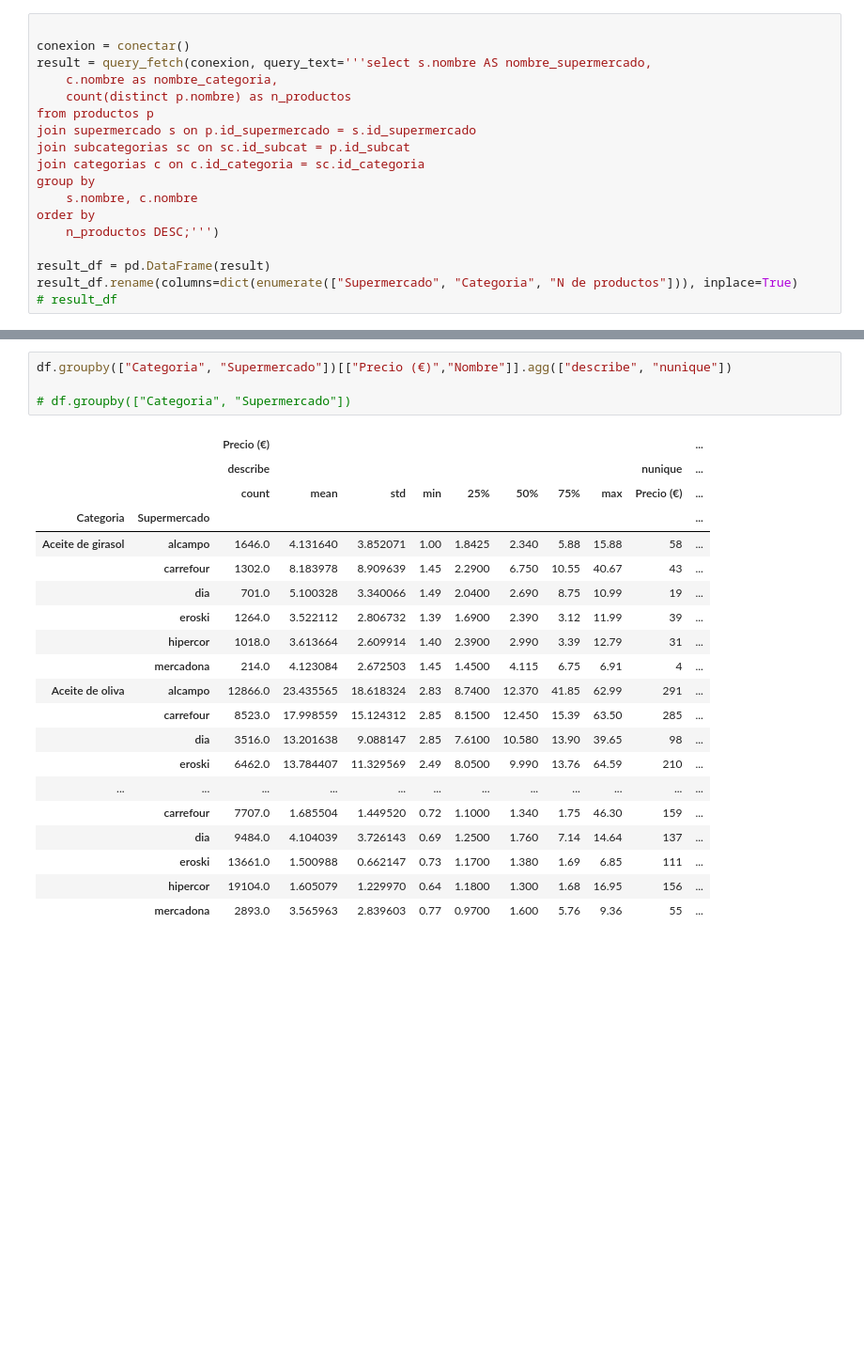
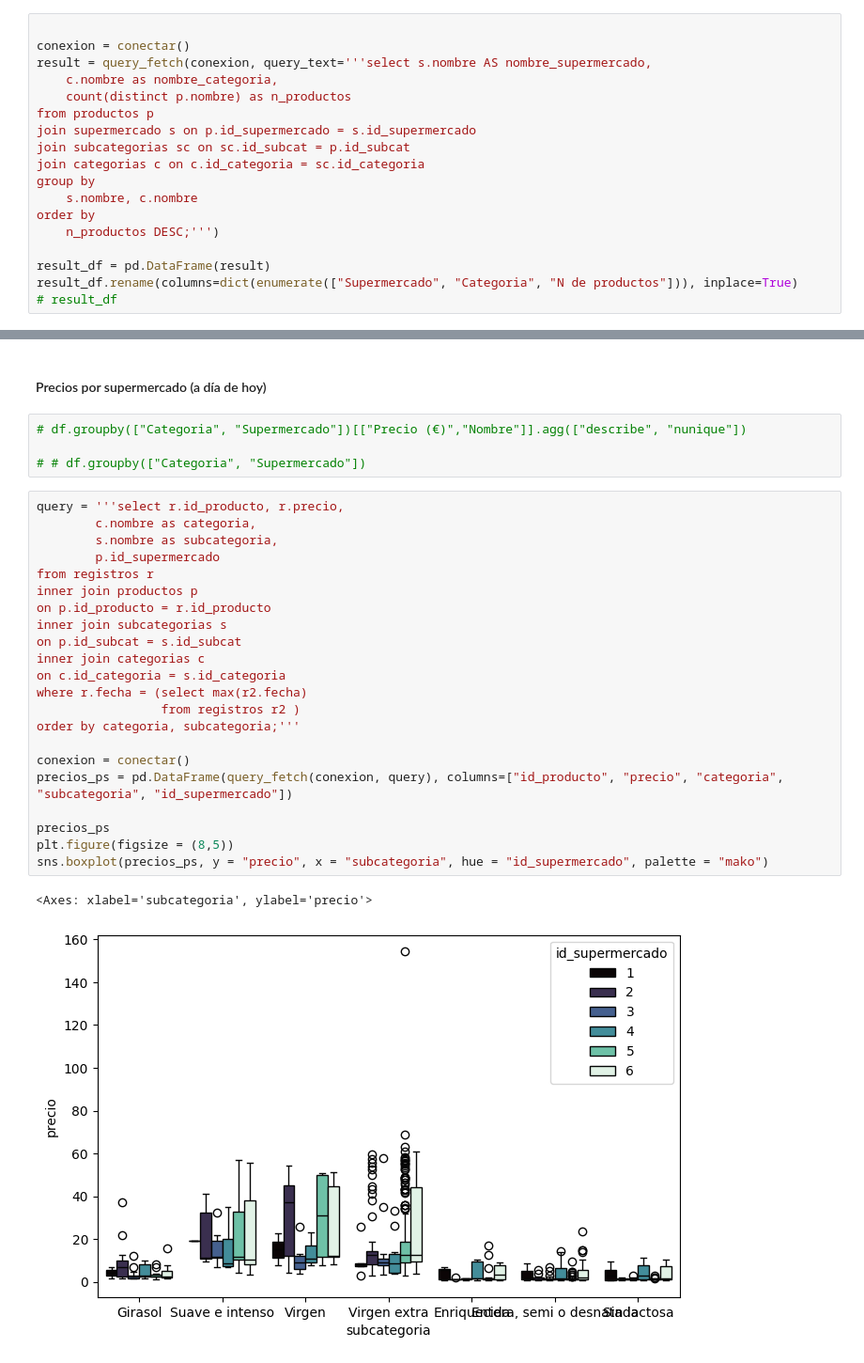
Before and after one commit to yanruwu/Proyecto4-Analisis-Supermercados, a Jupyter notebook: notebooks/analysis.ipynb, the cells around one changed output, grey strips where cells are left out. Shown at 94% size. Drawn from its saved outputs; the diff is of its cells as text; blank space fills up the shorter version.

```diff
--- a/notebooks/analysis.ipynb
+++ b/notebooks/analysis.ipynb
@@ -37,25 +43,31 @@ When grouping with a length-1 list-like, you will need to pass a length-1 tuple
+# %% [markdown]
+#### Precios por supermercado (a día de hoy)
 # %%
-df.groupby(["Categoria", "Supermercado"])[["Precio (€)","Nombre"]].agg(["describe", "nunique"])
+# df.groupby(["Categoria", "Supermercado"])[["Precio (€)","Nombre"]].agg(["describe", "nunique"])
 
-# df.groupby(["Categoria", "Supermercado"])
+# # df.groupby(["Categoria", "Supermercado"])
-# %% [output]
-|  |  | Precio (€) |  |  |  |  |  |  |  |  | ... |
-|  |  | describe |  |  |  |  |  |  |  | nunique | ... |
-|  |  | count | mean | std | min | 25% | 50% | 75% | max | Precio (€) | ... |
-| Categoria | Supermercado |  |  |  |  |  |  |  |  |  | ... |
-| Aceite de girasol | alcampo | 1646.0 | 4.131640 | 3.852071 | 1.00 | 1.8425 | 2.340 | 5.88 | 15.88 | 58 | ... |
-|  | carrefour | 1302.0 | 8.183978 | 8.909639 | 1.45 | 2.2900 | 6.750 | 10.55 | 40.67 | 43 | ... |
-|  | dia | 701.0 | 5.100328 | 3.340066 | 1.49 | 2.0400 | 2.690 | 8.75 | 10.99 | 19 | ... |
-|  | eroski | 1264.0 | 3.522112 | 2.806732 | 1.39 | 1.6900 | 2.390 | 3.12 | 11.99 | 39 | ... |
-|  | hipercor | 1018.0 | 3.613664 | 2.609914 | 1.40 | 2.3900 | 2.990 | 3.39 | 12.79 | 31 | ... |
-|  | mercadona | 214.0 | 4.123084 | 2.672503 | 1.45 | 1.4500 | 4.115 | 6.75 | 6.91 | 4 | ... |
-| Aceite de oliva | alcampo | 12866.0 | 23.435565 | 18.618324 | 2.83 | 8.7400 | 12.370 | 41.85 | 62.99 | 291 | ... |
-|  | carrefour | 8523.0 | 17.998559 | 15.124312 | 2.85 | 8.1500 | 12.450 | 15.39 | 63.50 | 285 | ... |
-|  | dia | 3516.0 | 13.201638 | 9.088147 | 2.85 | 7.6100 | 10.580 | 13.90 | 39.65 | 98 | ... |
-|  | eroski | 6462.0 | 13.784407 | 11.329569 | 2.49 | 8.0500 | 9.990 | 13.76 | 64.59 | 210 | ... |
-| ... | ... | ... | ... | ... | ... | ... | ... | ... | ... | ... | ... |
-|  | carrefour | 7707.0 | 1.685504 | 1.449520 | 0.72 | 1.1000 | 1.340 | 1.75 | 46.30 | 159 | ... |
-|  | dia | 9484.0 | 4.104039 | 3.726143 | 0.69 | 1.2500 | 1.760 | 7.14 | 14.64 | 137 | ... |
-|  | eroski | 13661.0 | 1.500988 | 0.662147 | 0.73 | 1.1700 | 1.380 | 1.69 | 6.85 | 111 | ... |
-|  | hipercor | 19104.0 | 1.605079 | 1.229970 | 0.64 | 1.1800 | 1.300 | 1.68 | 16.95 | 156 | ... |
-|  | mercadona | 2893.0 | 3.565963 | 2.839603 | 0.77 | 0.9700 | 1.600 | 5.76 | 9.36 | 55 | ... |
+# %%
+query = '''select r.id_producto, r.precio,
+		c.nombre as categoria,
+		s.nombre as subcategoria,
+		p.id_supermercado
+from registros r
+inner join productos p
+on p.id_producto = r.id_producto
+inner join subcategorias s
+on p.id_subcat = s.id_subcat
+inner join categorias c
+on c.id_categoria = s.id_categoria
+where r.fecha = (select max(r2.fecha)
+				 from registros r2 )
+order by categoria, subcategoria;'''
+
+conexion = conectar()
+precios_ps = pd.DataFrame(query_fetch(conexion, query), columns=["id_producto", "precio", "categoria", "subcategoria", "id_supermercado"])
+
+precios_ps
+plt.figure(figsize = (8,5))
+sns.boxplot(precios_ps, y = "precio", x = "subcategoria", hue = "id_supermercado", palette = "mako")
+# %% [output]
+<Axes: xlabel='subcategoria', ylabel='precio'>
+[figure, added]
```
Also changed, not shown: parts of 7 cells of this notebook.
